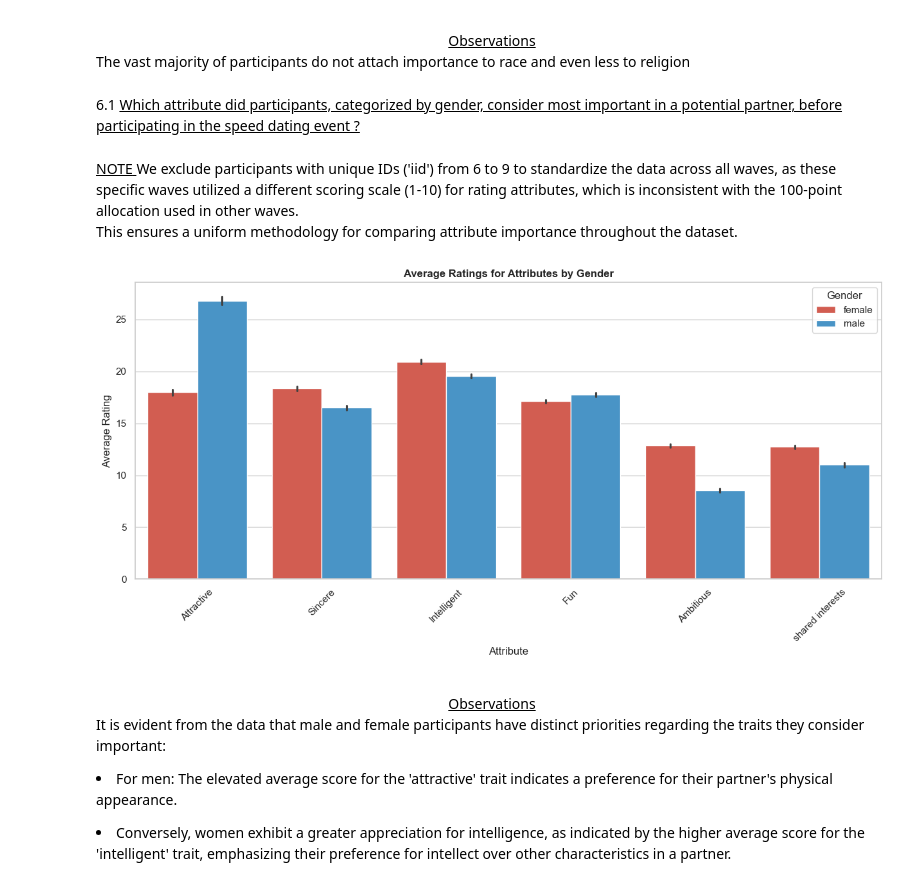
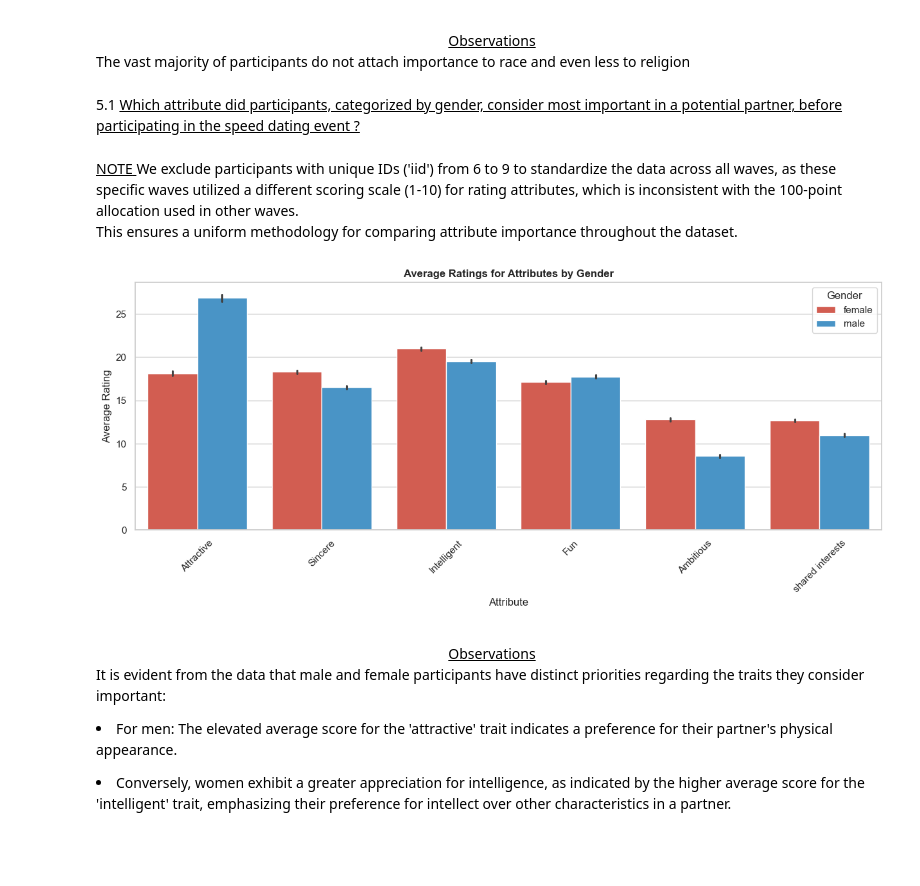
Before and after one commit to NadiaPreuvot/Block.2.EDA-Speed.Dating-Tinder_Project, a Jupyter notebook: speed_dating_project/speed_dating_notebook.ipynb, the cells around one changed output. Saved outputs shown, nothing was run; the diff lists cells and outputs as text; code cells hidden in the pictures; blank space fills up the shorter version.

```diff
--- a/speed_dating_project/speed_dating_notebook.ipynb
+++ b/speed_dating_project/speed_dating_notebook.ipynb
@@ -345,39 +309,39 @@ plt.show()
 </br>
 The vast majority of participants do not attach importance to race and even less to religion
 # %% [markdown]
-6.1 <u> Which attribute did participants, categorized by gender, consider most important in a potential partner, before participating in the speed dating event ?
+5.1 <u> Which attribute did participants, categorized by gender, consider most important in a potential partner, before participating in the speed dating event ?
 # %% [markdown]
 </u><ins> <font color="bleu"><ins>NOTE</font></u> </ins>
  We exclude participants with unique IDs ('iid') from 6 to 9 to standardize the data across all waves, as these specific waves utilized a different scoring scale (1-10) for rating attributes, which is inconsistent with the 100-point allocation used in other waves.<br> This ensures a uniform methodology for comparing attribute importance throughout the dataset.
 # %%
 # Most important attribute before starting the speed dating
 preferences = ['iid', 'gender', 'Attractive', 'Sincere', 'Intelligent', 'Fun', 'Ambitious', 'shared interests']
 df_pref = df[preferences]
 
 # Remove rows where "iid" is between 6 and 9
 df_pref = df_pref[~df_pref['iid'].isin([6, 7, 8, 9])].copy()
 
 # Remove Rows with Missing Values
 df_pref.dropna(inplace=True)
 
 # # Calculate the mean by gender
 attributes_by_gender = df_pref.groupby('gender').mean()
 
-# Préparation pour visualisation
+# Visualisation
 melted_df = pd.melt(df_pref, id_vars=['gender'], value_vars=['Attractive', 'Sincere', 'Intelligent', 'Fun', 'Ambitious', 'shared interests'], var_name='Attribute', value_name='Rating')
 
 # Create graph
-colors = ["#e74c3c", "#3498db"]  # Bleu et Rouge
-plt.figure(figsize=(15, 6))
+colors = ["#e74c3c", "#3498db"]  # Blue & red
+plt.figure(figsize=(15, 5))
 sns.barplot(x='Attribute', y='Rating', hue='gender', data=melted_df, palette=colors)
 plt.title('Average Ratings for Attributes by Gender', weight='bold')
 plt.xlabel('Attribute')
 plt.ylabel('Average Rating')
 plt.xticks(rotation=45)
 plt.legend(title='Gender')
 plt.show()
 # %% [output]
-[figure, old version]
+[figure, new version]
 # %% [markdown]
 </u><ins><center> <font color="bleu"><ins>Observations</font> </center>
 </br>
```
Also changed, not shown: parts of 52 cells of this notebook.
